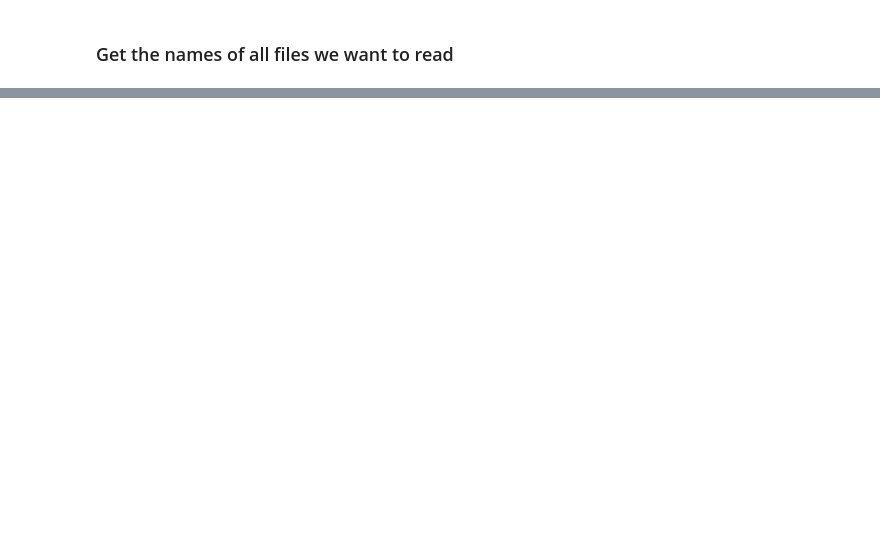
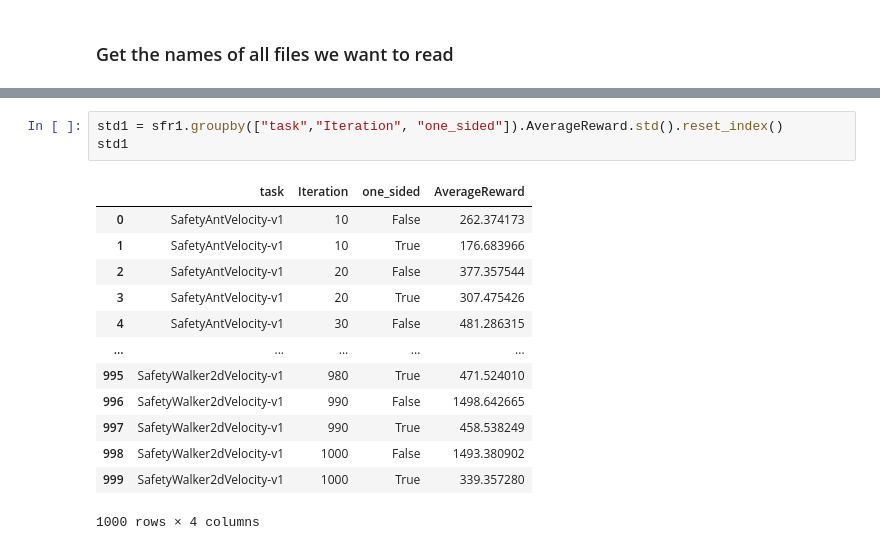
Before and after one commit to deepakhr1999/ARS, a Jupyter notebook: code/plot_hparam_grid.ipynb, the cells around one changed output, grey strips where cells are left out. Saved outputs shown, nothing was run; the diff lists cells and outputs as text; blank space fills up the shorter version.

```diff
--- a/code/plot_hparam_grid.ipynb
+++ b/code/plot_hparam_grid.ipynb
@@ -133,0 +147,17 @@ for env_name, df in data.groupby("task"):
+# %%
+std1 = sfr1.groupby(["task","Iteration", "one_sided"]).AverageReward.std().reset_index()
+std1
+# %% [output]
+|  | task | Iteration | one_sided | AverageReward |
+| 0 | SafetyAntVelocity-v1 | 10 | False | 262.374173 |
+| 1 | SafetyAntVelocity-v1 | 10 | True | 176.683966 |
+| 2 | SafetyAntVelocity-v1 | 20 | False | 377.357544 |
+| 3 | SafetyAntVelocity-v1 | 20 | True | 307.475426 |
+| 4 | SafetyAntVelocity-v1 | 30 | False | 481.286315 |
+| ... | ... | ... | ... | ... |
+| 995 | SafetyWalker2dVelocity-v1 | 980 | True | 471.524010 |
+| 996 | SafetyWalker2dVelocity-v1 | 990 | False | 1498.642665 |
+| 997 | SafetyWalker2dVelocity-v1 | 990 | True | 458.538249 |
+| 998 | SafetyWalker2dVelocity-v1 | 1000 | False | 1493.380902 |
+| 999 | SafetyWalker2dVelocity-v1 | 1000 | True | 339.357280 |
+1000 rows × 4 columns
```
Also changed, not shown: parts of 8 cells of this notebook, 16 other files.
